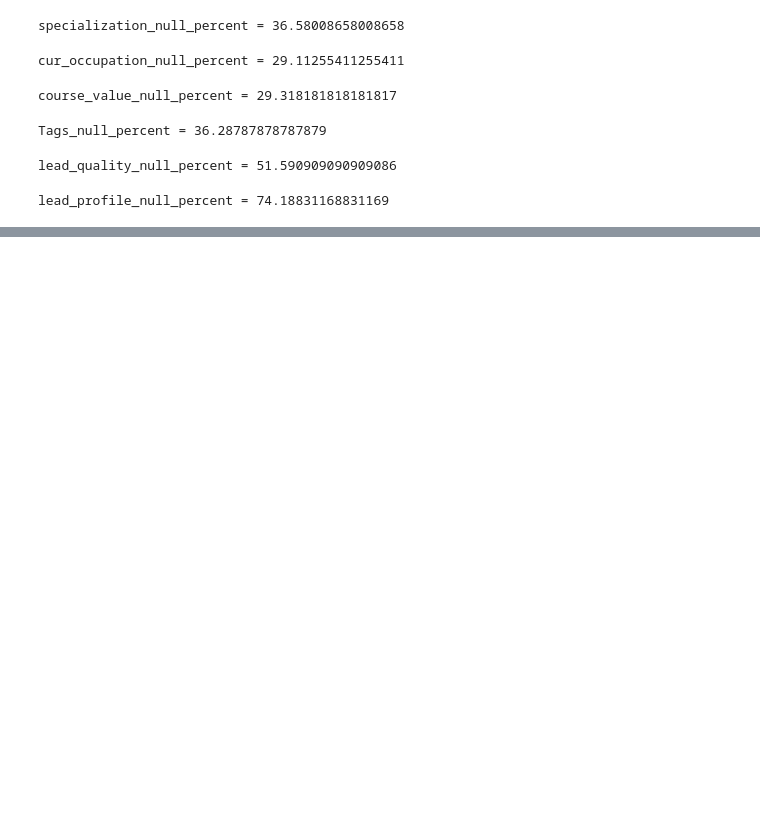
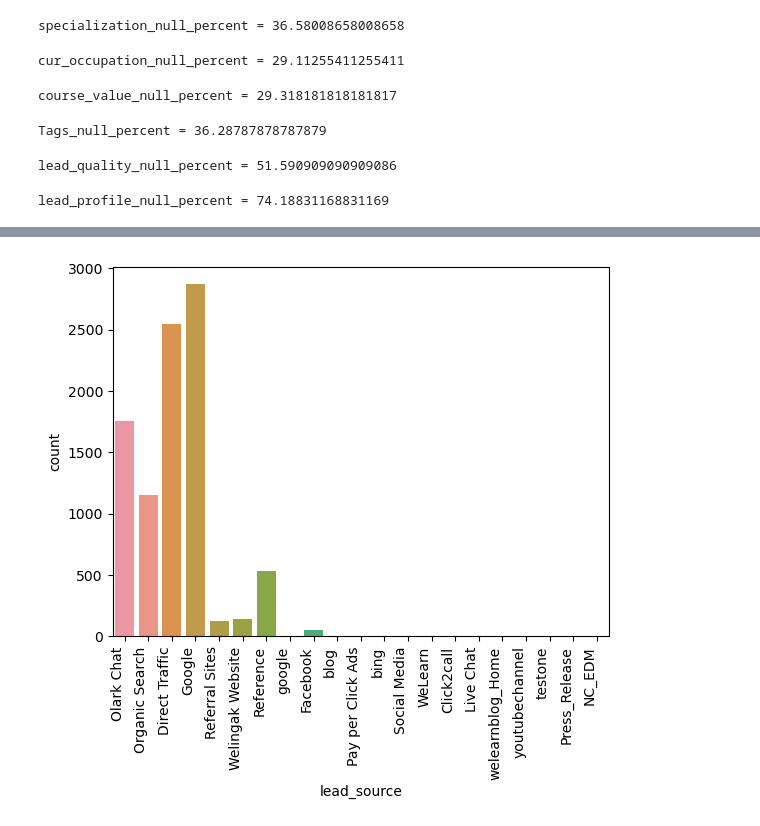
Before and after one commit to keshavRaj/LeadScoringCaseStudy, a Jupyter notebook: Lead Scoring Assignment/Lead+Case+Study.ipynb, the cells around one changed output, grey strips where cells are left out. Saved outputs shown, nothing was run; the diff lists cells and outputs as text; code cells hidden in the pictures; blank space fills up the shorter version.

```diff
--- a/Lead Scoring Assignment/Lead+Case+Study.ipynb
+++ b/Lead Scoring Assignment/Lead+Case+Study.ipynb
@@ -1053,0 +1111,6 @@ lead_profile_null_percent = 74.18831168831169
+# %%
+ax = sns.countplot(x = lead_data.lead_source)
+ax.set_xticklabels(ax.get_xticklabels(), rotation=90, ha="right")
+plt.show()
+# %% [output]
+[figure, added]
```
Also changed, not shown: parts of 71 cells of this notebook.
